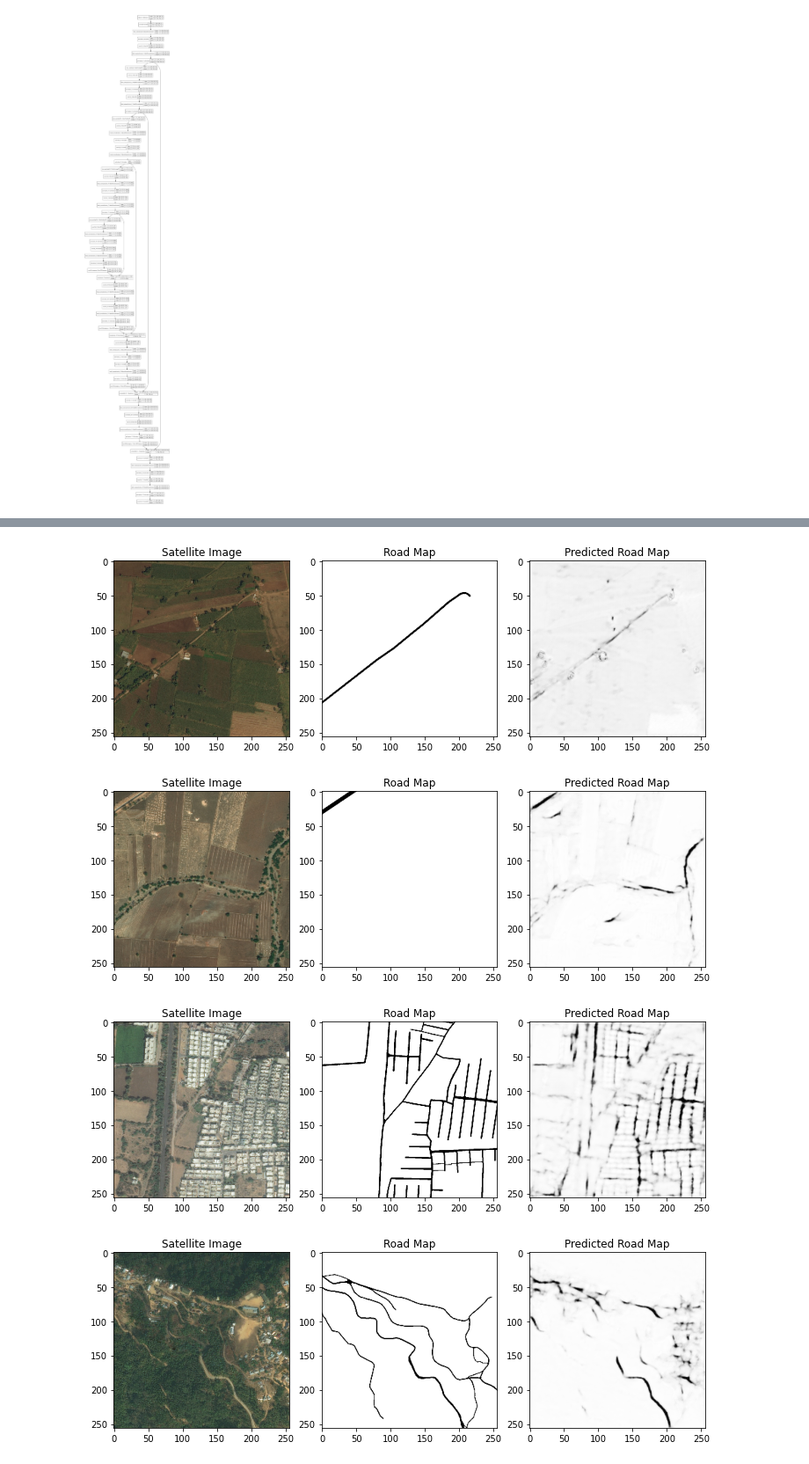
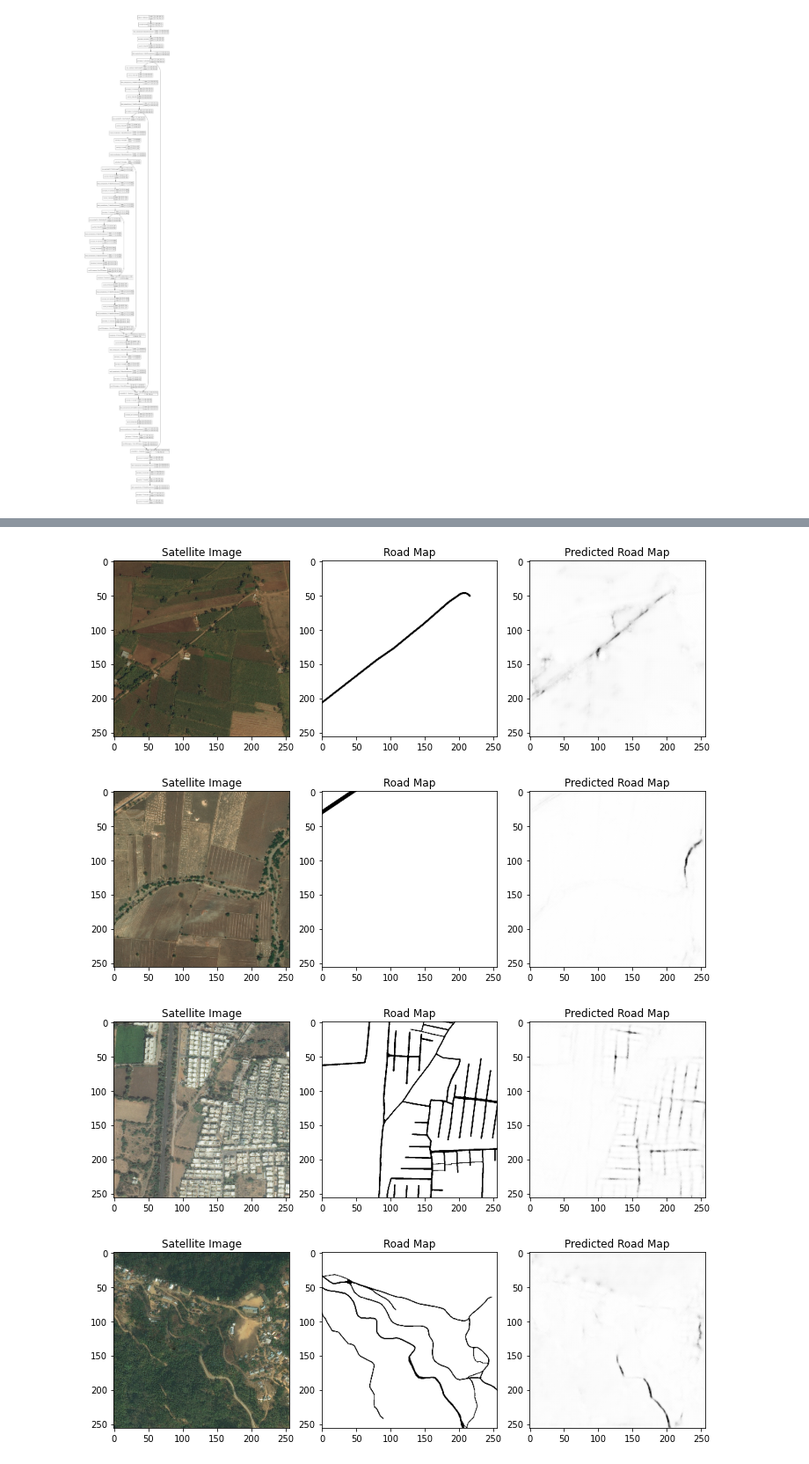
Before and after one commit to hmlewis-astro/street_network_deep_learning, a Jupyter notebook: unet_base_model.ipynb, the cells around one changed output, grey strips where cells are left out. Shown at 88% size. Drawn from its saved outputs; the diff is of its cells as text; code cells hidden in the pictures.

Commit message:
figures for further tuned model architectures

```diff
--- a/unet_base_model.ipynb
+++ b/unet_base_model.ipynb
@@ -142,13 +142,12 @@ callbacks = [tf.keras.callbacks.EarlyStopping(patience=8, verbose=1,
                                            restore_best_weights=True),
              tf.keras.callbacks.ReduceLROnPlateau(factor=0.5, patience=3,
                                                verbose=1),
-             tf.keras.callbacks.ModelCheckpoint('satellite_segmentation.h5',
-                                             save_best_only=True)]
+             tf.keras.callbacks.ModelCheckpoint('satellite_segmentation_base_model.h5',
+                                             save_best_only=True, save_freq='epoch')]
 
 epochs = 5
-
-return_unet = unet.fit(X_train, y_train,
-                       epochs=epochs, batch_size=32,
+history = unet.fit(X_train, y_train,
+                       epochs=epochs, batch_size=64,
                        validation_split=0.25, callbacks=callbacks,
                        verbose=1)
 # %% [output]
@@ -165,5 +164,5 @@ Epoch 5/5
 # %%
-def display_img_mask_pred(index):
+def display_img_mask_pred(index, save_fig=False):
 
     fig, ax = plt.subplots(1,3, figsize=(10,4))
 
@@ -180,9 +179,8 @@ def display_img_mask_pred(index):
 
     plt.tight_layout()
 
-    fig.savefig(f'figures/predicted_road_map_base_model_{index}.png', dpi=200)
-
-    #plt.close()
+    if save_fig:
+        fig.savefig(f'figures/predicted_road_map_base_model_{index}.png', dpi=200)
 # %%
 for i in list(np.random.choice(range(len(X_train)), size=5)):
     display_img_mask_pred(i)
@@ -195,5 +193,5 @@ for i in list(np.random.choice(range(len(X_train)), size=5)):
 # %%
 follow_index = [2272, 3492, 5252, 5540, 2896, 6138, 5161, 758]
 for i in follow_index:
-    display_img_mask_pred(i)
+    display_img_mask_pred(i, save_fig=True)
 # %% [output]
@@ -202,4 +200,4 @@ for i in follow_index:
-[figure, old version]
+[figure, new version]
-[figure, old version]
+[figure, new version]
-[figure, old version]
+[figure, new version]
-[figure, old version]
+[figure, new version]
```
Also changed, not shown: parts of 4 cells of this notebook, 16 other files.
